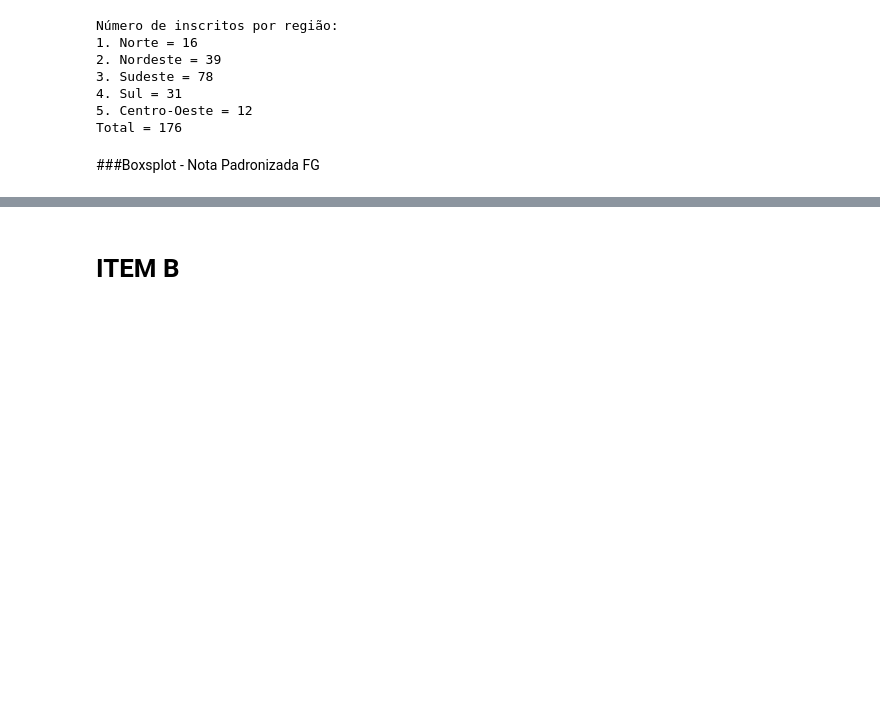
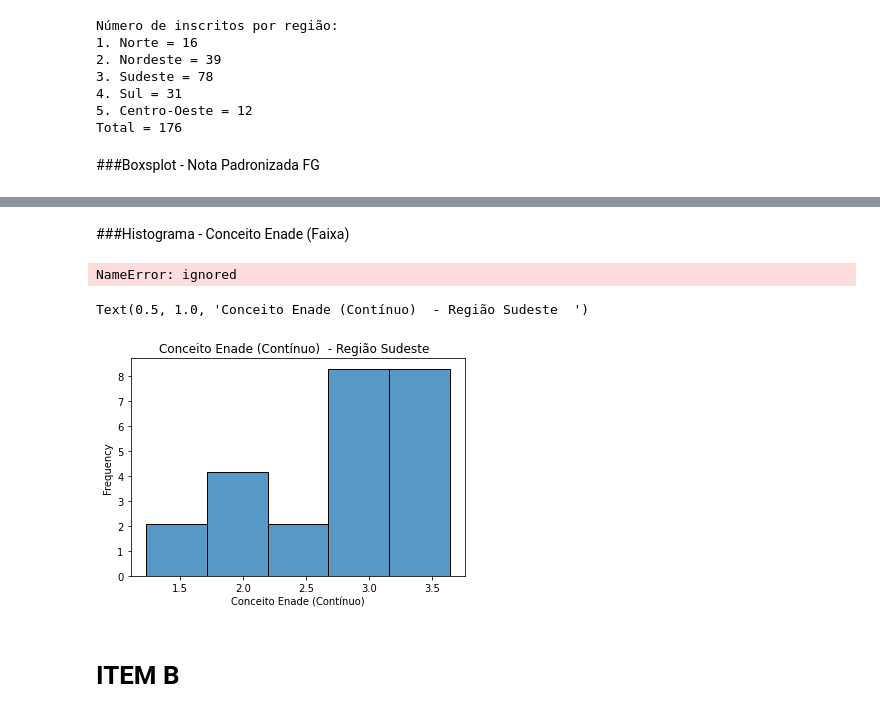
Before and after one commit to franklinperseuDS/TrabalhoModulo03, a Jupyter notebook: trabalhoEstatistica.ipynb, the cells around one changed output, grey strips where cells are left out. Saved outputs shown, nothing was run; the diff lists cells and outputs as text; code cells hidden in the pictures; blank space fills up the shorter version.

Commit message:
ITEM A - Adição de Histograma e Boxplot para as colunas: 'Nota Padronizada - CE' ,'Conceito Enade (Faixa)' ,'Conceito Enade (Contínuo)'

```diff
--- a/trabalhoEstatistica.ipynb
+++ b/trabalhoEstatistica.ipynb
@@ -261,0 +266,2 @@ Text(0.5, 1.0, 'Nota Padronizda FG - Região Sudeste')
+# %%
+NomeDaColuna = 'Conceito Enade (Contínuo)'
@@ -261,0 +278,2 @@ Text(0.5, 1.0, 'Nota Padronizda FG - Região Sudeste')
+# %% [markdown]
+###Histograma - Conceito Enade (Faixa)
@@ -262,3 +286,12 @@ Text(0.5, 1.0, 'Nota Padronizda FG - Região Sudeste')
+# %%
+NomeDaColunase.histplot(data= dfMedicinaC.where(dfMedicinaC['Regiao'] == 4),  x= NomeDaColuna, stat='frequency').set_title(F"{NomeDaColuna}  - Região Sul")
+# %% [output]
+NameError: ignored
+# %%
+se.histplot(data= dfMedicinaC.where(dfMedicinaC['Regiao'] == 5),  x= NomeDaColuna, stat='frequency').set_title(F"{NomeDaColuna}  - Região Sudeste  ")
+# %% [output]
+Text(0.5, 1.0, 'Conceito Enade (Contínuo)  - Região Sudeste  ')
+[figure, added]
 # %% [markdown]
 # **ITEM B**
 # %%
```
Also changed, not shown: parts of 60 cells of this notebook.
